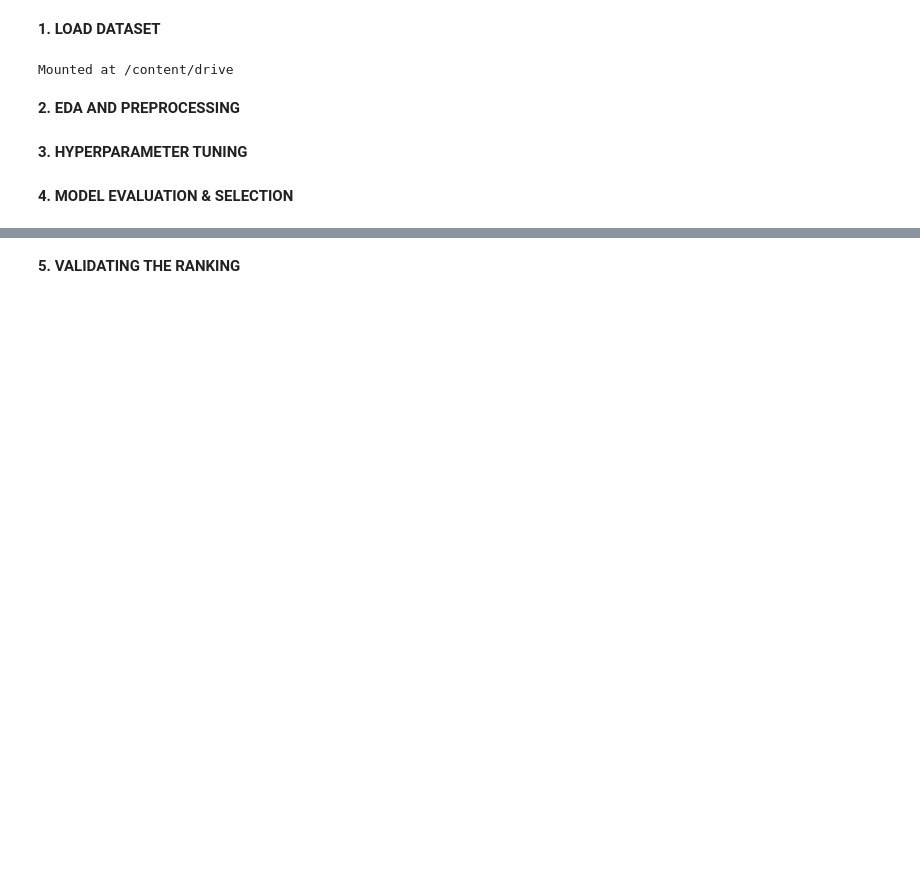
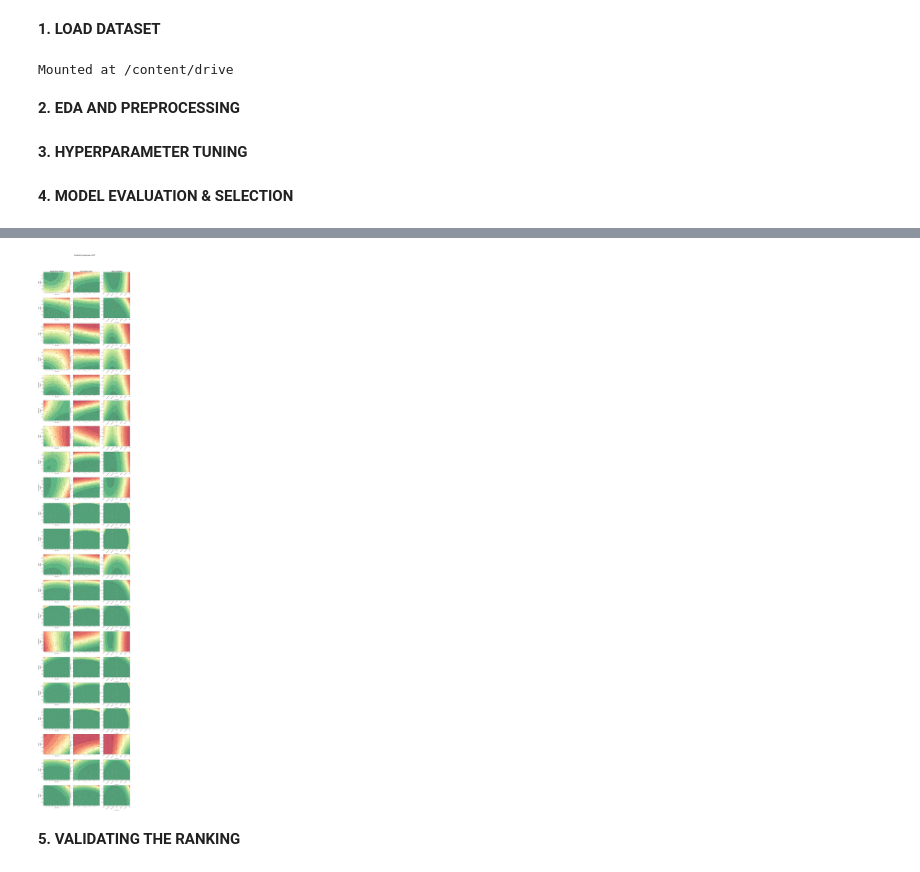
Before and after one commit to isumakm/Weather-Prediction-and-Crop-Recommendation-System-, a Jupyter notebook: Random_Forest.ipynb, the cells around one changed output, grey strips where cells are left out. Cells and saved outputs as stored; diff of their text form; code cells hidden in the pictures; blank space fills up the shorter version.

```diff
--- a/Random_Forest.ipynb
+++ b/Random_Forest.ipynb
@@ -101,3 +103,96 @@ Final Selected Best Model: Random Forest
+# %%
+def plot_all_suitability_grids(df, best_model, scaler, feature_names, best_model_name):
+    # Identify all core numerical features
+    core_features = [f for f in feature_names if not f.startswith('crop_')]
+
+    # Create a mapping for texture_code back to texture names for plotting
+    texture_mapping = df[['texture', 'texture_code']].drop_duplicates().sort_values('texture_code')
+    texture_labels = texture_mapping['texture'].values
+    texture_ticks = texture_mapping['texture_code'].values
+
+    crops = df['crop'].unique()
+
+    # Feature pairs to visualize
+    feature_pairs = [
+        ('temperature', 'rainfall'),
+        ('ph', 'organic_carbon'),
+        ('texture_code', 'rainfall')
+    ]
+
+    n_crops = len(crops)
+    n_pairs = len(feature_pairs)
+
+    fig, axes = plt.subplots(n_crops, n_pairs, figsize=(6 * n_pairs, 5 * n_crops), constrained_layout=True)
+
+    # Handle single crop/pair indexing
+    if n_crops == 1: axes = np.array([axes])
+    if n_pairs == 1: axes = axes.reshape(-1, 1)
+
+    for i, crop_name in enumerate(crops):
+        crop_data = df[df['crop'] == crop_name]
+        crop_medians = crop_data[core_features].median()
+
+        for j, (feat1, feat2) in enumerate(feature_pairs):
+            ax = axes[i, j]
+
+            # Grid Setup
+            f1_range = np.linspace(df[feat1].min(), df[feat1].max(), 50)
+            f2_range = np.linspace(df[feat2].min(), df[feat2].max(), 50)
+            xx, yy = np.meshgrid(f1_range, f2_range)
+
+            grid_flat = []
+            for f1_val, f2_val in zip(xx.ravel(), yy.ravel()):
+                row_dict = crop_medians.to_dict()
+                row_dict[feat1], row_dict[feat2] = f1_val, f2_val
+
+                for col in feature_names:
+                    if col.startswith('crop_'):
+                        row_dict[col] = 1 if col == f"crop_{crop_name}" else 0
+                grid_flat.append(row_dict)
+
+            grid_df = pd.DataFrame(grid_flat)[feature_names]
+
+            # Prediction logic based on the best model
+            grid_input = scaler.transform(grid_df) if best_model_name != 'Random Forest' else grid_df
+            probs = best_model.predict_proba(grid_input)[:, 1].reshape(xx.shape)
+
+            # Plot the suitability surface
+            contour = ax.contourf(xx, yy, probs, levels=15, cmap='RdYlGn', alpha=0.7)
+
+            # Overlay historical data
+            suitable = crop_data[crop_data['target'] == 1]
+            unsuitable = crop_data[crop_data['target'] == 0]
+            ax.scatter(suitable[feat1], suitable[feat2], c='darkgreen', s=25, edgecolors='w', label='Suitable')
+            ax.scatter(unsuitable[feat1], unsuitable[feat2], c='darkred', s=20, marker='x', label='Unsuitable')
+
+            # Texture label handeling
+            if feat1 == 'texture_code':
+                ax.set_xticks(texture_ticks)
+                ax.set_xticklabels(texture_labels, rotation=45)
+                ax.set_xlabel("Soil Texture")
+            else:
+                ax.set_xlabel(feat1.replace('_', ' ').capitalize())
+
+            if feat2 == 'texture_code':
+                ax.set_yticks(texture_ticks)
+                ax.set_yticklabels(texture_labels)
+                ax.set_ylabel("Soil Texture")
+            elif j == 0:
+                ax.set_ylabel(f"{crop_name}\n\n{feat2.replace('_', ' ').capitalize()}", fontweight='bold')
+            else:
+                ax.set_ylabel(feat2.replace('_', ' ').capitalize())
+
+            if i == 0:
+                title_f1 = "Texture" if feat1 == 'texture_code' else feat1.replace('_', ' ').capitalize()
+                title_f2 = "Texture" if feat2 == 'texture_code' else feat2.replace('_', ' ').capitalize()
+                ax.set_title(f"{title_f1} vs {title_f2}", fontweight='bold', fontsize=14)
+
+    plt.suptitle(f"Suitability Heatmaps: {best_model_name}", fontsize=22, y=1.03)
+    plt.show()
+
+plot_all_suitability_grids(df, best_model, scaler, feature_names, best_model_name)
+# %% [output]
+[figure, added]
 # %% [markdown]
 **5. VALIDATING THE RANKING**
 # %%
```
Also changed, not shown: parts of 5 cells of this notebook.
